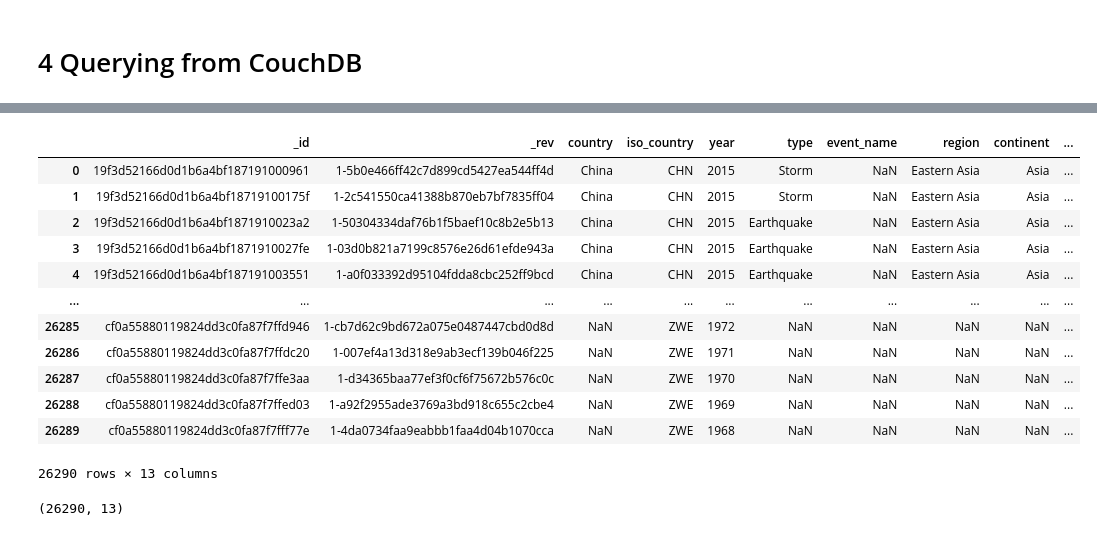
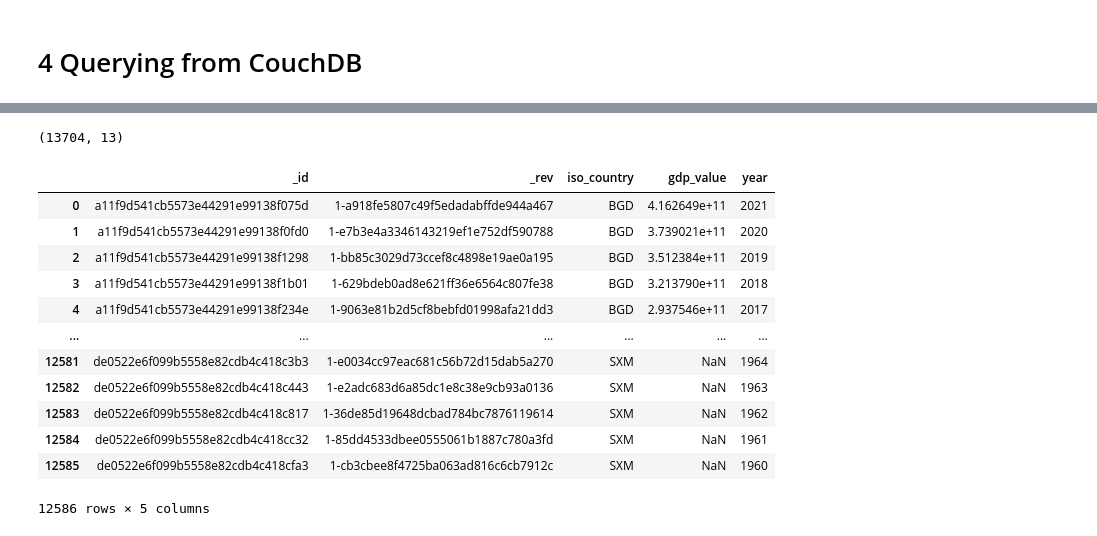
Before and after one commit to FreshJonas/Nat_Disasters_vs_GDP, a Jupyter notebook: 01_obtaining_data.ipynb, the cells around one changed output, grey strips where cells are left out. Saved outputs shown, nothing was run; the diff lists cells and outputs as text; code cells hidden in the pictures.

Commit message:
querying couchDB

```diff
--- a/01_obtaining_data.ipynb
+++ b/01_obtaining_data.ipynb
@@ -486,7 +487,6 @@ if not exists('data/country_gdps.csv'):
 
     # Iterate over iso codes and obtaining all gdp values for these countries
     for iso in country_iso_codes:
-        print(f"Requesting country {iso}")
         try:
             url = f'https://api.worldbank.org/v2/country/{iso}/indicator/NY.GDP.MKTP.CD?per_page=62'
             response = requests.get(url)
@@ -501,7 +501,7 @@ if not exists('data/country_gdps.csv'):
 
                 # Map to object and store in DB:
                 gdp = GDP(iso_country=iso, year=y, gdp_value=gdp_val)
-                gdp.store(db)
+                gdp.store(db_gdp)
 
         except:
             # Collecting list of iso codes the worldbank api does not list
@@ -627,6 +610,7 @@ class NaturalDisaster(Document):
     iso_country = TextField()
     year = IntegerField()
     type = TextField()
+    group = TextField()
     event_name = TextField()
     region = TextField()
     continent = TextField()
@@ -643,6 +627,7 @@ for idx, row in nat_df_reduced.iterrows():
             iso_country=row['ISO'],
             year=row['Year'],
             type=row['Type'],
+            group=row['Group'],
             event_name=row['Event Name'],
             region=row['Region'],
             continent=row['Continent'],
@@ -650,7 +635,8 @@ for idx, row in nat_df_reduced.iterrows():
             total_affected=row['Total Affected'],
             duration=row['Duration']
         )
-        natural_disaster.store(db)
+
+        natural_disaster.store(db_nat)
     except:
         print(f"Problem in row {idx}")
         print(row)
@@ -659,24 +666,27 @@ for idx, row in nat_df_reduced.iterrows():
+# %%
+df_nat.shape
+# %% [output]
+(13704, 13)
 # %%
-rows = db.view('_all_docs', include_docs=True)
+# Query gdp table
+rows = db_gdp.view('_all_docs', include_docs=True)
 data = [row['doc'] for row in rows]
-df = pd.DataFrame(data)
+df_gdp = pd.DataFrame(data)
 # %%
-display(df)
+display(df_gdp)
 # %% [output]
-|  | _id | _rev | country | iso_country | year | type | event_name | region | continent | ... |
-| 0 | 19f3d52166d0d1b6a4bf187191000961 | 1-5b0e466ff42c7d899cd5427ea544ff4d | China | CHN | 2015 | Storm | NaN | Eastern Asia | Asia | ... |
-| 1 | 19f3d52166d0d1b6a4bf18719100175f | 1-2c541550ca41388b870eb7bf7835ff04 | China | CHN | 2015 | Storm | NaN | Eastern Asia | Asia | ... |
-| 2 | 19f3d52166d0d1b6a4bf1871910023a2 | 1-50304334daf76b1f5baef10c8b2e5b13 | China | CHN | 2015 | Earthquake | NaN | Eastern Asia | Asia | ... |
-| 3 | 19f3d52166d0d1b6a4bf1871910027fe | 1-03d0b821a7199c8576e26d61efde943a | China | CHN | 2015 | Earthquake | NaN | Eastern Asia | Asia | ... |
-| 4 | 19f3d52166d0d1b6a4bf187191003551 | 1-a0f033392d95104fdda8cbc252ff9bcd | China | CHN | 2015 | Earthquake | NaN | Eastern Asia | Asia | ... |
-| ... | ... | ... | ... | ... | ... | ... | ... | ... | ... | ... |
-| 26285 | cf0a55880119824dd3c0fa87f7ffd946 | 1-cb7d62c9bd672a075e0487447cbd0d8d | NaN | ZWE | 1972 | NaN | NaN | NaN | NaN | ... |
-| 26286 | cf0a55880119824dd3c0fa87f7ffdc20 | 1-007ef4a13d318e9ab3ecf139b046f225 | NaN | ZWE | 1971 | NaN | NaN | NaN | NaN | ... |
-| 26287 | cf0a55880119824dd3c0fa87f7ffe3aa | 1-d34365baa77ef3f0cf6f75672b576c0c | NaN | ZWE | 1970 | NaN | NaN | NaN | NaN | ... |
-| 26288 | cf0a55880119824dd3c0fa87f7ffed03 | 1-a92f2955ade3769a3bd918c655c2cbe4 | NaN | ZWE | 1969 | NaN | NaN | NaN | NaN | ... |
-| 26289 | cf0a55880119824dd3c0fa87f7fff77e | 1-4da0734faa9eabbb1faa4d04b1070cca | NaN | ZWE | 1968 | NaN | NaN | NaN | NaN | ... |
+|  | _id | _rev | iso_country | gdp_value | year |
+| 0 | a11f9d541cb5573e44291e99138f075d | 1-a918fe5807c49f5edadabffde944a467 | BGD | 4.162649e+11 | 2021 |
+| 1 | a11f9d541cb5573e44291e99138f0fd0 | 1-e7b3e4a3346143219ef1e752df590788 | BGD | 3.739021e+11 | 2020 |
+| 2 | a11f9d541cb5573e44291e99138f1298 | 1-bb85c3029d73ccef8c4898e19ae0a195 | BGD | 3.512384e+11 | 2019 |
+| 3 | a11f9d541cb5573e44291e99138f1b01 | 1-629bdeb0ad8e621ff36e6564c807fe38 | BGD | 3.213790e+11 | 2018 |
+| 4 | a11f9d541cb5573e44291e99138f234e | 1-9063e81b2d5cf8bebfd01998afa21dd3 | BGD | 2.937546e+11 | 2017 |
+| ... | ... | ... | ... | ... | ... |
+| 12581 | de0522e6f099b5558e82cdb4c418c3b3 | 1-e0034cc97eac681c56b72d15dab5a270 | SXM | NaN | 1964 |
+| 12582 | de0522e6f099b5558e82cdb4c418c443 | 1-e2adc683d6a85dc1e8c38e9cb93a0136 | SXM | NaN | 1963 |
+| 12583 | de0522e6f099b5558e82cdb4c418c817 | 1-36de85d19648dcbad784bc7876119614 | SXM | NaN | 1962 |
+| 12584 | de0522e6f099b5558e82cdb4c418cc32 | 1-85dd4533dbee0555061b1887c780a3fd | SXM | NaN | 1961 |
+| 12585 | de0522e6f099b5558e82cdb4c418cfa3 | 1-cb3cbee8f4725ba063ad816c6cb7912c | SXM | NaN | 1960 |
-26290 rows × 13 columns
+12586 rows × 5 columns
 # %%
-df.shape
+df_gdp.shape
-# %% [output]
-(26290, 13)
```
Also changed, not shown: parts of 5 cells of this notebook.
